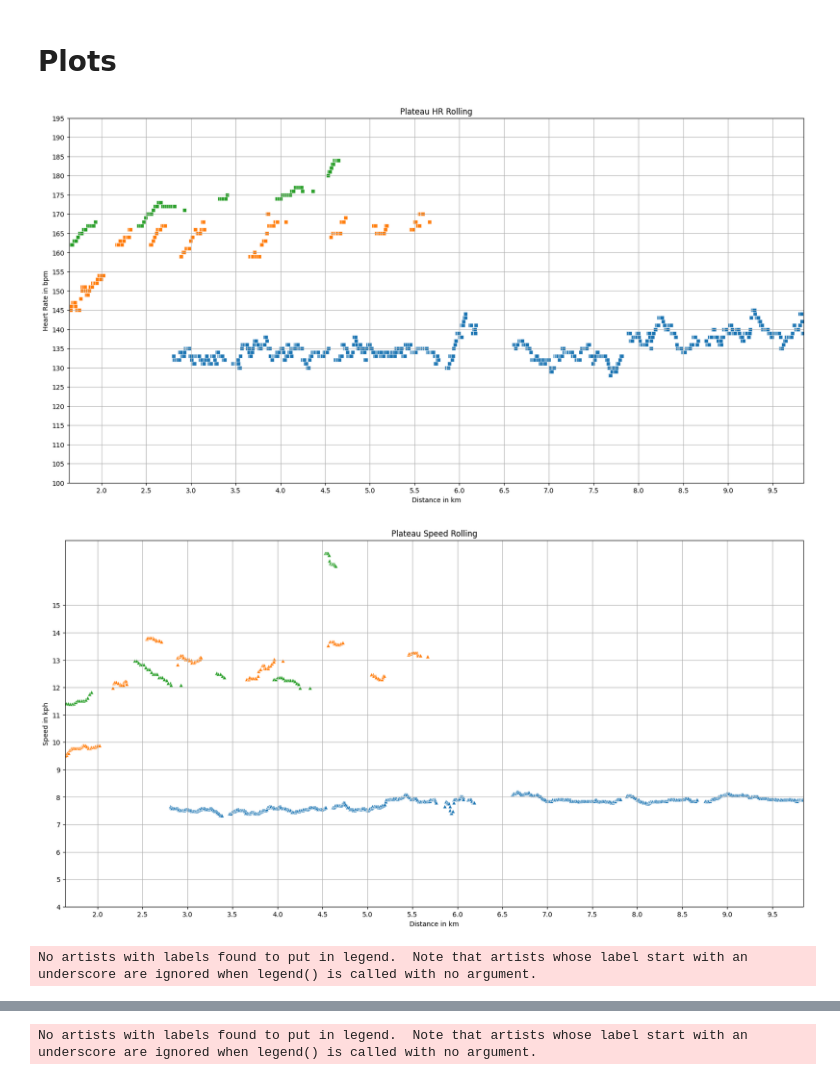
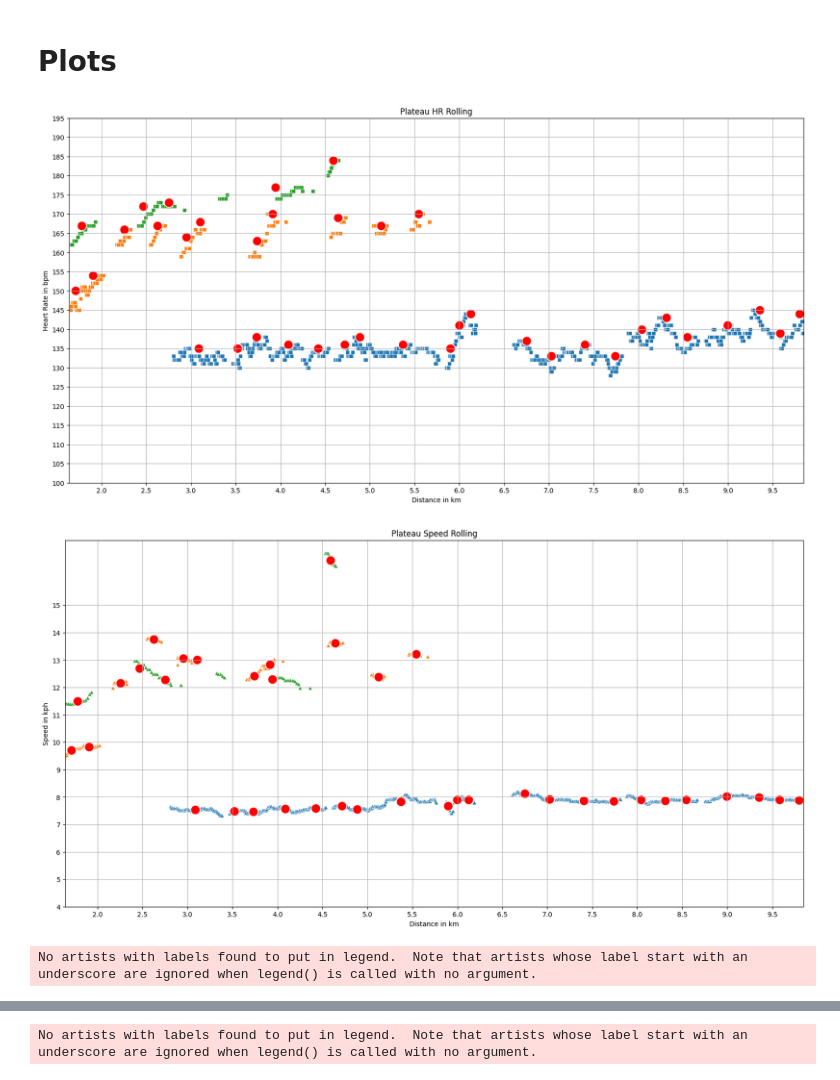
Before and after one commit to joergl87/RunningStuff, a Jupyter notebook: Auswertung.ipynb, the cells around one changed output, grey strips where cells are left out. Cells and saved outputs as stored; diff of their text form; code cells hidden in the pictures.

Commit message:
update
mean Speed, max HR and mean Distance in plateausStatistics plus plot

```diff
--- a/Auswertung.ipynb
+++ b/Auswertung.ipynb
@@ -233,6 +233,7 @@ df_plateausSpeed = pd.DataFrame(plateausSpeed, columns=["ActivityId", "HeartRate
 grouped_by_activity = df_plateausSpeed.groupby("ActivityId")
 
 plateausHR = []
+plateausStatistics = []
 tolerance = 5
 plateau_length = 10
 plateau_variable = "HeartRateR"
@@ -262,10 +263,23 @@ for group_name, group_data in grouped_by_activity:
                     i = j
                     if len(local_plateau) > 10:
                         plateausHR.extend(local_plateau)
+
+                        speedr_values = [point["SpeedR"] for point in local_plateau]
+                        distance_values = [point["Distance"] for point in local_plateau]
+                        max_heartrater = max([point["HeartRateR"] for point in local_plateau])
+                        mean_speedr = sum(speedr_values) / len(speedr_values)
+                        mean_distance = sum(distance_values) / len(distance_values)
+                        plateausStatistics.append({
+                            "MaxHeartRateR": max_heartrater,
+                            "MeanSpeedR": mean_speedr,
+                            "MeanDistance": mean_distance
+                        })
+
             i = j+1
         else: i+=1
 
 df_plateaus = pd.DataFrame(plateausHR, columns=["ActivityId", "HeartRate", "Speed", "Distance", "HeartRateR", "SpeedR"])
+df_plateausStatistics = pd.DataFrame(plateausStatistics)
 # %% [markdown]
 # Plots
 # %%
@@ -275,6 +289,7 @@ plt.figure(figsize=(20,10))
 
 for activityId in df_plateaus["ActivityId"].unique():
     sns.scatterplot(data=df_plateaus[df_plateaus["ActivityId"] == activityId], x='Distance', y='HeartRateR', marker="s")
+    sns.scatterplot(data=df_plateausStatistics, x="MeanDistance", y="MaxHeartRateR", s=200, color='red')
 
 plt.title('Plateau HR Rolling')
 plt.xlabel('Distance in km')
@@ -291,6 +306,7 @@ plt.figure(figsize=(20,10))
 
 for activityId in df_plateaus["ActivityId"].unique():
     sns.scatterplot(data=df_plateaus[df_plateaus["ActivityId"] == activityId], x='Distance', y='SpeedR', marker="^")
+    sns.scatterplot(data=df_plateausStatistics, x="MeanDistance", y="MeanSpeedR", s=200, color='red')
 
 plt.title('Plateau Speed Rolling')
 plt.xlabel('Distance in km')
@@ -310,35 +326,35 @@ for activityId in all_data["ActivityId"].unique():
     sns.lineplot(data=all_data[all_data["ActivityId"] == activityId], x='Distance', y='HeartRateR')
 
 plt.title('Original data HR + HR Rolling')
 plt.xlabel('Distance in km')
 plt.ylabel('Heart Rate in bpm')
 plt.legend(title='Period', bbox_to_anchor=(1.05, 1), loc='upper left')
 plt.grid(True)
 plt.yticks(np.arange(100, 200, step=5))
 plt.xticks(np.arange(0, max_distance, step=.5))
 
 plt.show()
 
 # Plotting speed
 plt.figure(figsize=(20,10))
 
 for activityId in all_data["ActivityId"].unique():
     sns.scatterplot(data=all_data[all_data["ActivityId"] == activityId], x='Distance', y='Speed', marker="o")
     sns.lineplot(data=all_data[all_data["ActivityId"] == activityId], x='Distance', y='SpeedR')
 
 plt.title('Original data Speed + Speed Rolling')
 plt.xlabel('Distance in km')
 plt.ylabel('Speed in kph')
 plt.legend(title='Period', bbox_to_anchor=(1.05, 1), loc='upper left')
 plt.grid(True)
 plt.yticks(np.arange(4, 16, step=1))
 plt.xticks(np.arange(0, max_distance, step=.5))
 
 
 plt.show()
 # %% [output]
-[figure, old version]
+[figure, new version]
-[figure, old version]
+[figure, new version]
 No artists with labels found to put in legend.  Note that artists whose label start with an underscore are ignored when legend() is called with no argument.
 [figure]
 No artists with labels found to put in legend.  Note that artists whose label start with an underscore are ignored when legend() is called with no argument.
```
